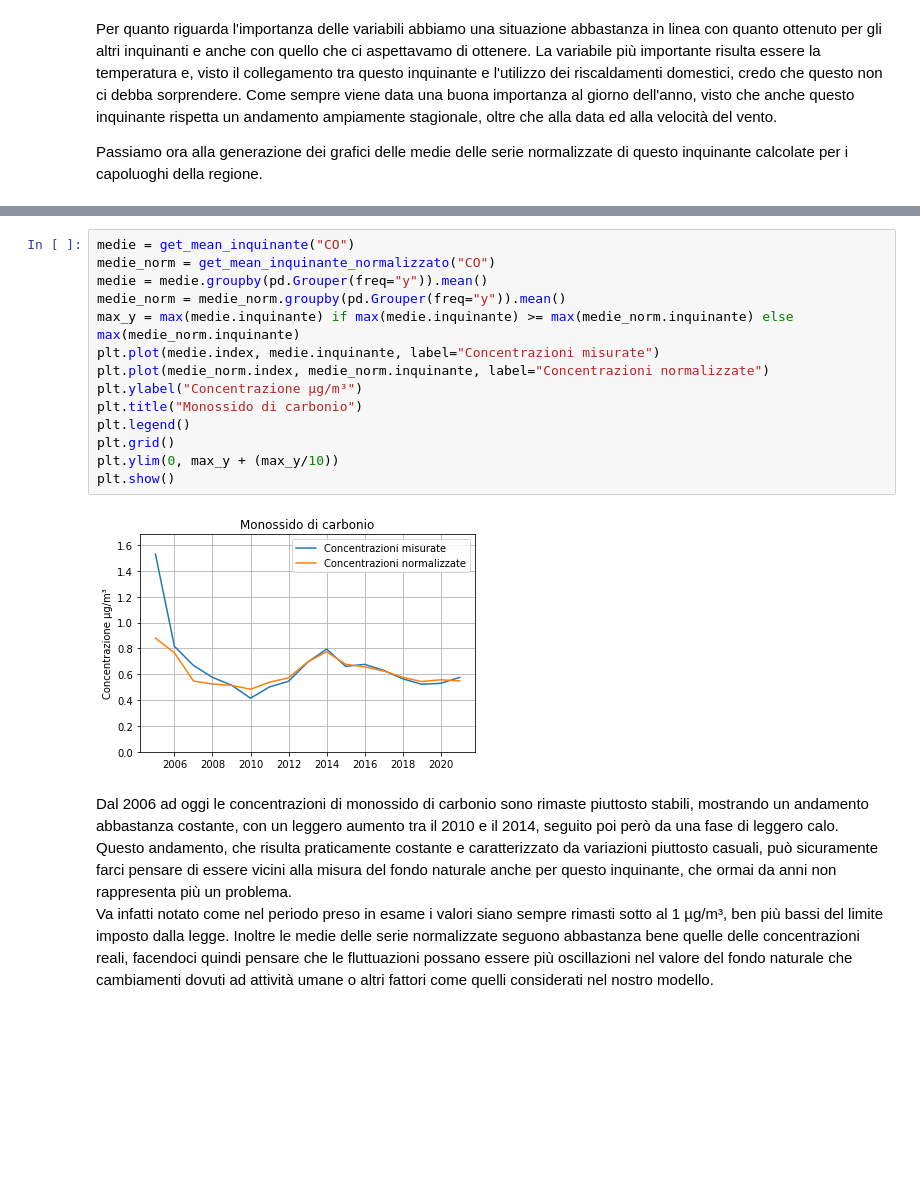
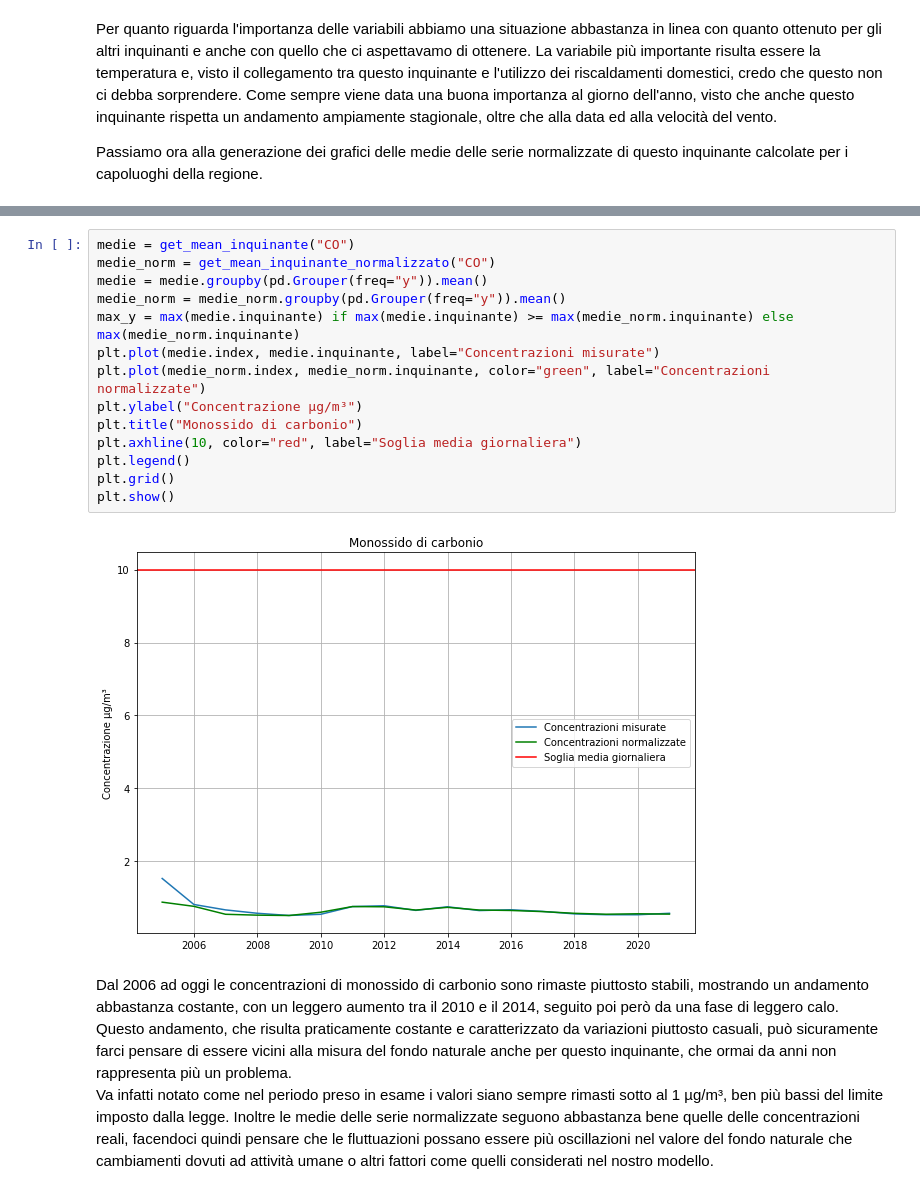
Before and after one commit to MarcoBelotti96/Tesi, a Jupyter notebook: src/AnalisiIntroduttive.ipynb, the cells around one changed output, grey strips where cells are left out. Cells and saved outputs as stored; diff of their text form; blank space fills up the shorter version.

```diff
--- a/src/AnalisiIntroduttive.ipynb
+++ b/src/AnalisiIntroduttive.ipynb
@@ -476,19 +483,19 @@ plt.show()
 # %%
 medie = get_mean_inquinante("CO")
 medie_norm = get_mean_inquinante_normalizzato("CO")
 medie = medie.groupby(pd.Grouper(freq="y")).mean()
 medie_norm = medie_norm.groupby(pd.Grouper(freq="y")).mean()
 max_y = max(medie.inquinante) if max(medie.inquinante) >= max(medie_norm.inquinante) else max(medie_norm.inquinante)
 plt.plot(medie.index, medie.inquinante, label="Concentrazioni misurate")
-plt.plot(medie_norm.index, medie_norm.inquinante, label="Concentrazioni normalizzate")
+plt.plot(medie_norm.index, medie_norm.inquinante, color="green", label="Concentrazioni normalizzate")
 plt.ylabel("Concentrazione µg/m³")
 plt.title("Monossido di carbonio")
+plt.axhline(10, color="red", label="Soglia media giornaliera")
 plt.legend()
 plt.grid()
-plt.ylim(0, max_y + (max_y/10))
 plt.show()
 # %% [output]
-[figure, old version]
+[figure, new version]
 # %% [markdown]
 Dal 2006 ad oggi le concentrazioni di monossido di carbonio sono rimaste piuttosto stabili, mostrando un andamento abbastanza costante, con un leggero aumento tra il 2010 e il 2014, seguito poi però da una fase di leggero calo. Questo andamento, che risulta praticamente costante e caratterizzato da variazioni piuttosto casuali, può sicuramente farci pensare di essere vicini alla misura del fondo naturale anche per questo inquinante, che ormai da anni non rappresenta più un problema.
 Va infatti notato come nel periodo preso in esame i valori siano sempre rimasti sotto al 1 µg/m³, ben più bassi del limite imposto dalla legge. Inoltre le medie delle serie normalizzate seguono abbastanza bene quelle delle concentrazioni reali, facendoci quindi pensare che le fluttuazioni possano essere più oscillazioni nel valore del fondo naturale che cambiamenti dovuti ad attività umane o altri fattori come quelli considerati nel nostro modello.
```
Also changed, not shown: parts of 45 cells of this notebook, 8 other files.
